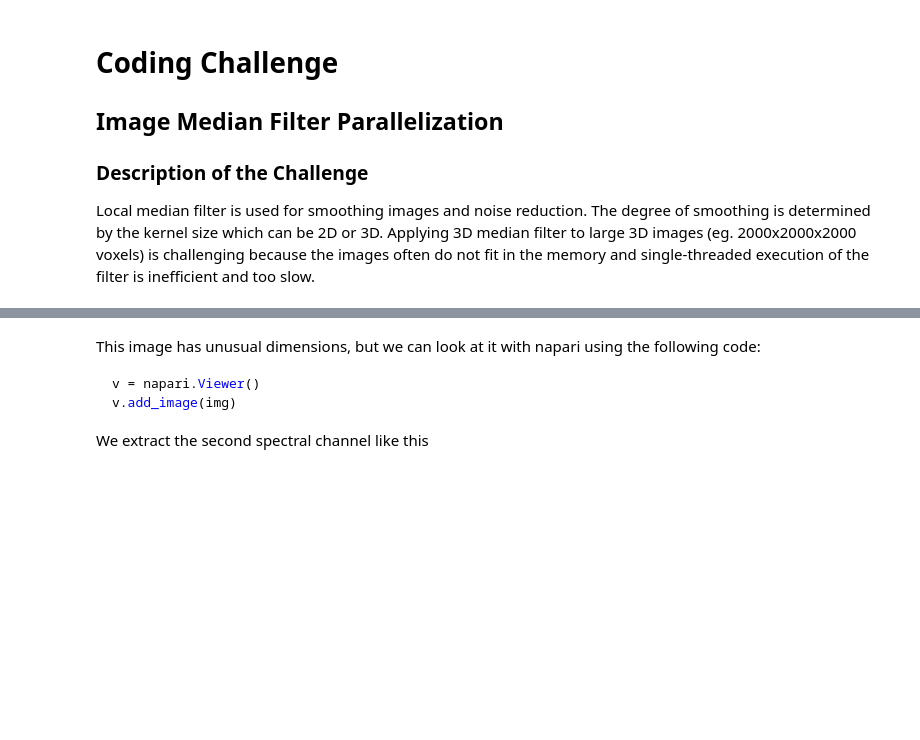
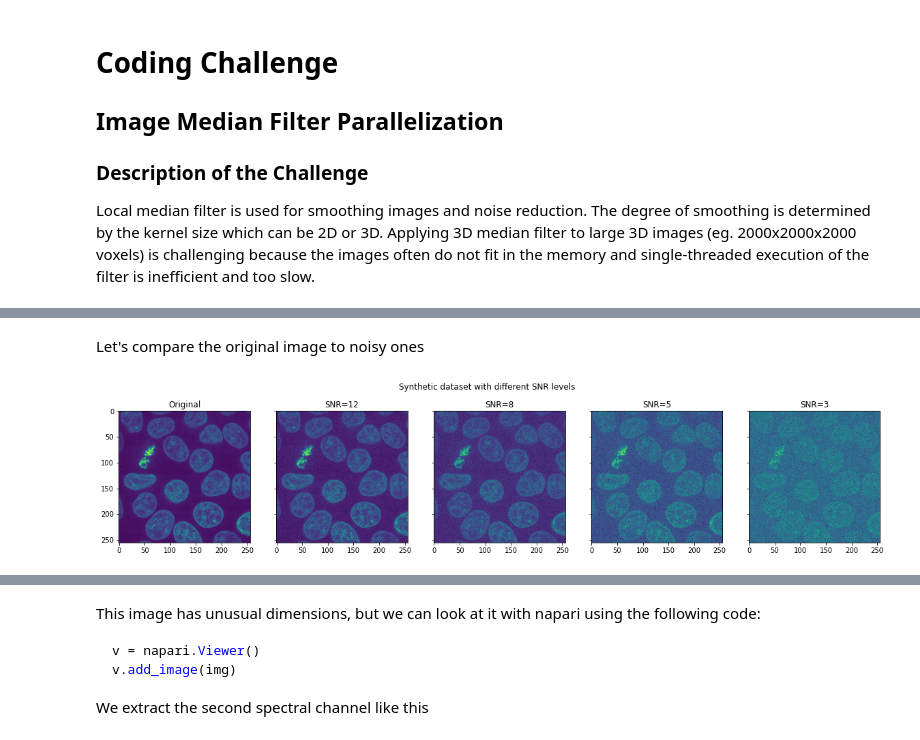
Before and after one commit to ximeg/Image-median-filter-parallelization, a Jupyter notebook: coding_challenge.ipynb, the cells around one changed output, grey strips where cells are left out. Cells and saved outputs as stored; diff of their text form; code cells hidden in the pictures; blank space fills up the shorter version.

```diff
--- a/coding_challenge.ipynb
+++ b/coding_challenge.ipynb
@@ -12,0 +105,13 @@ from skimage.filters import median
+# %% [markdown]
+Let's compare the original image to noisy ones
+# %%
+SNR_levels = [12, 8, 5, 3]
+fig, axes = plt.subplots(1, len(SNR_levels) + 1, figsize = (20, 4), sharey = True)
+fig.suptitle("Synthetic dataset with different SNR levels")
+axes[0].imshow(middle(img))
+axes[0].set_title("Original")
+for i, SNR in enumerate(SNR_levels):
+    axes[i+1].imshow(middle(create_image(scale=1, SNR=SNR)))
+    axes[i+1].set_title(f"SNR={SNR}")
+# %% [output]
+[figure, added]
```
Also changed, not shown: parts of 31 cells of this notebook, 1 other file.
